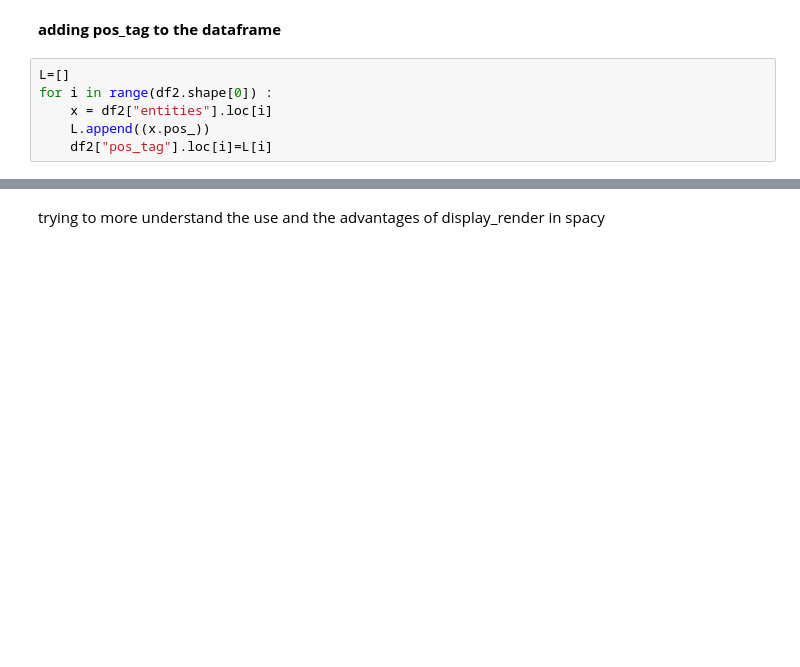
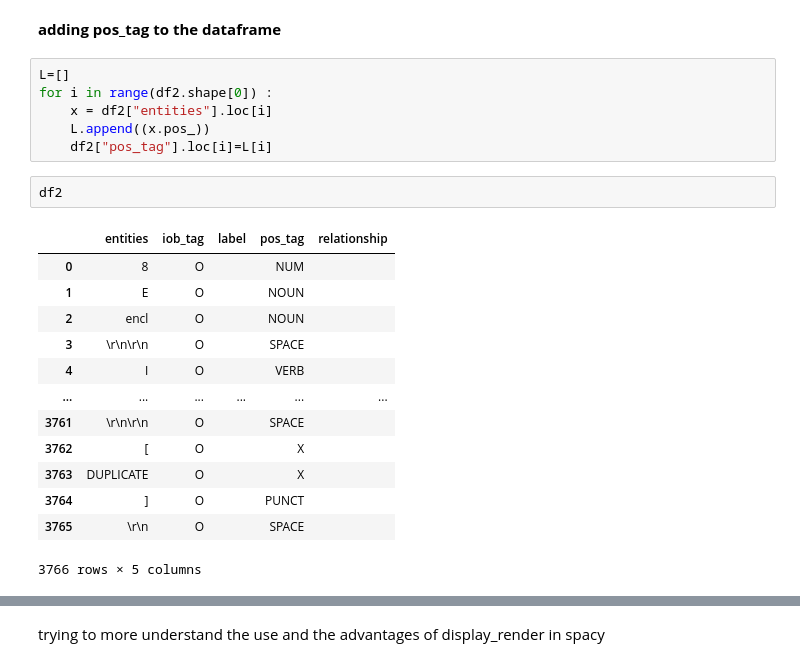
Before and after one commit to wassimchouchen/Natural-Language-Processing, a Jupyter notebook: ner-pos-tag-and-embedding.ipynb, the cells around one changed output, grey strips where cells are left out. Drawn from its saved outputs; the diff is of its cells as text; blank space fills up the shorter version.

```diff
--- a/ner-pos-tag-and-embedding.ipynb
+++ b/ner-pos-tag-and-embedding.ipynb
@@ -292,3 +292,19 @@ for i in range(df2.shape[0]) :
     x = df2["entities"].loc[i]
     L.append((x.pos_))
     df2["pos_tag"].loc[i]=L[i]
+# %%
+df2
+# %% [output]
+|  | entities | iob_tag | label | pos_tag | relationship |
+| 0 | 8 | O |  | NUM |  |
+| 1 | E | O |  | NOUN |  |
+| 2 | encl | O |  | NOUN |  |
+| 3 | \r\n\r\n | O |  | SPACE |  |
+| 4 | I | O |  | VERB |  |
+| ... | ... | ... | ... | ... | ... |
+| 3761 | \r\n\r\n | O |  | SPACE |  |
+| 3762 | [ | O |  | X |  |
+| 3763 | DUPLICATE | O |  | X |  |
+| 3764 | ] | O |  | PUNCT |  |
+| 3765 | \r\n | O |  | SPACE |  |
+3766 rows × 5 columns
```
Also changed, not shown: parts of 5 cells of this notebook.
